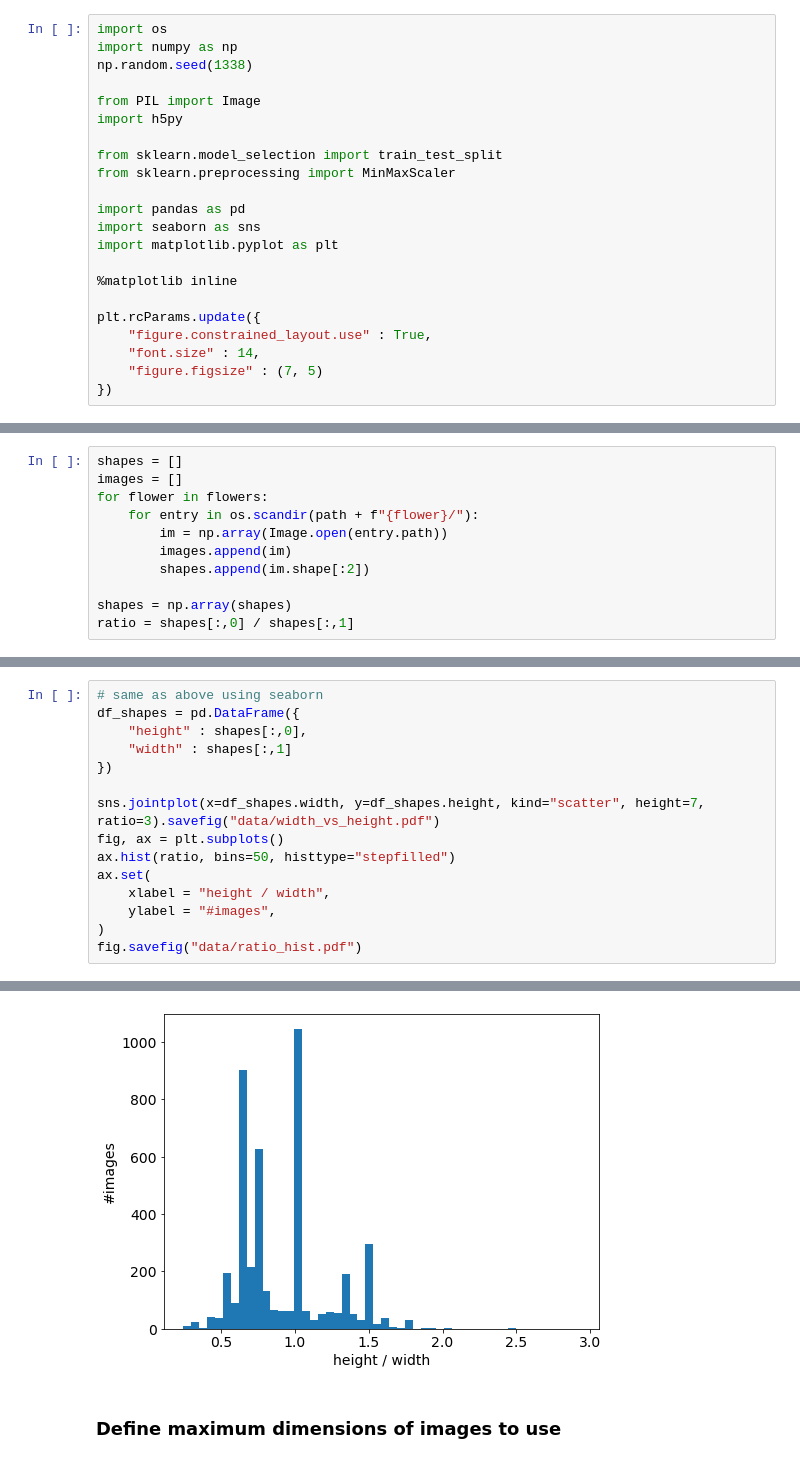
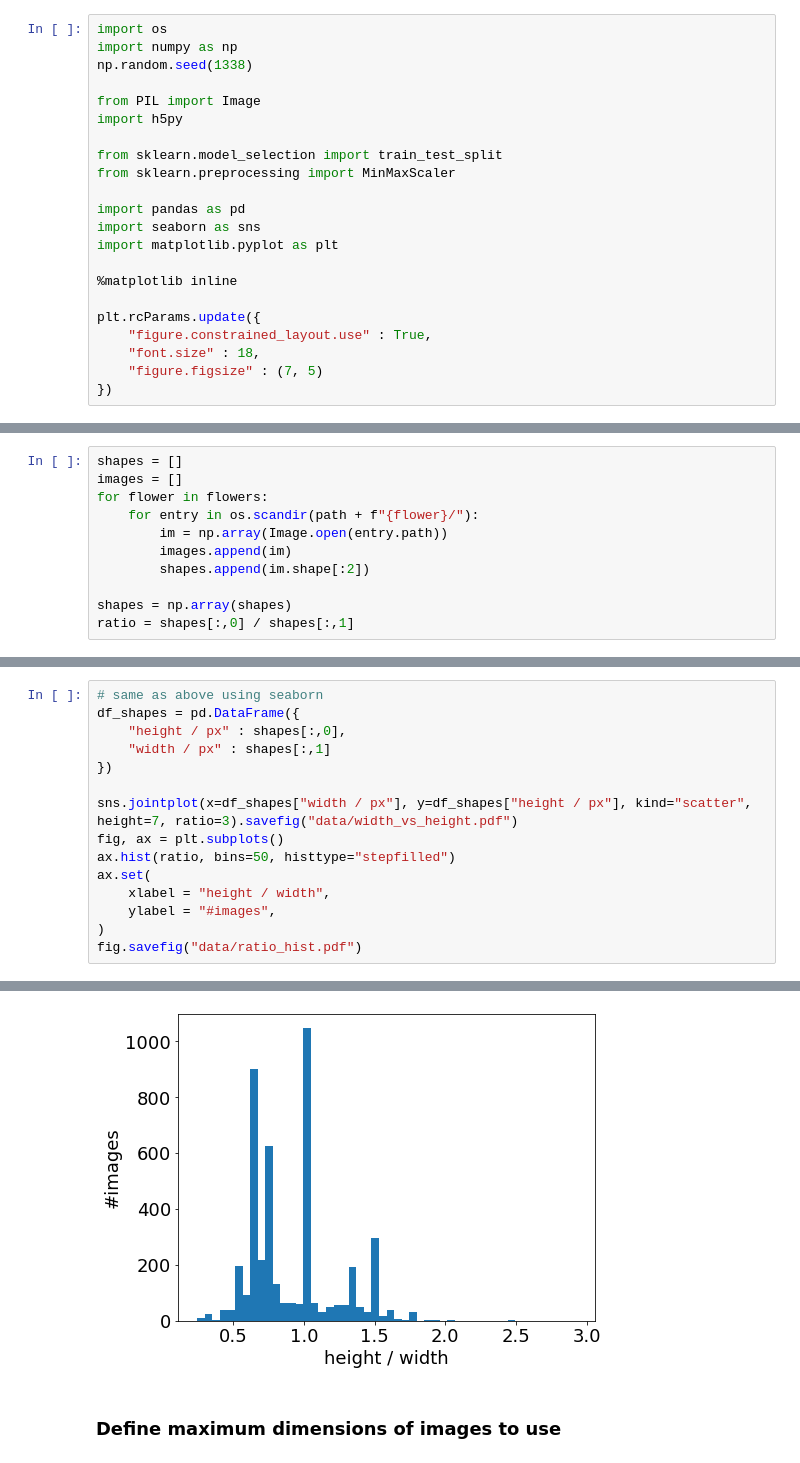
Before and after one commit to LukasBeiske/project_Flowers-299, a Jupyter notebook: preprocessing.ipynb, the cells around one changed output, grey strips where cells are left out. Cells and saved outputs as stored; diff of their text form.

Commit message:
Make plot fonts bigger, delete old unused CV code

```diff
--- a/preprocessing.ipynb
+++ b/preprocessing.ipynb
@@ -20,7 +20,7 @@ import matplotlib.pyplot as plt
 
 plt.rcParams.update({
     "figure.constrained_layout.use" : True,
-    "font.size" : 14,
+    "font.size" : 18,
     "figure.figsize" : (7, 5)
 })
 # %%
@@ -73,11 +73,11 @@ for ax, value, label in zip(axs[1:],
 # %%
 # same as above using seaborn
 df_shapes = pd.DataFrame({
-    "height" : shapes[:,0],
-    "width" : shapes[:,1]
+    "height / px" : shapes[:,0],
+    "width / px" : shapes[:,1]
 })
 
-sns.jointplot(x=df_shapes.width, y=df_shapes.height, kind="scatter", height=7, ratio=3).savefig("data/width_vs_height.pdf")
+sns.jointplot(x=df_shapes["width / px"], y=df_shapes["height / px"], kind="scatter", height=7, ratio=3).savefig("data/width_vs_height.pdf")
 fig, ax = plt.subplots()
 ax.hist(ratio, bins=50, histtype="stepfilled")
 ax.set(
@@ -90,4 +90,4 @@ fig.savefig("data/ratio_hist.pdf")
-[figure, old version]
+[figure, new version]
 # %% [markdown]
 ### Define maximum dimensions of images to use
 # %%
```
Also changed, not shown: parts of 3 cells of this notebook, 1 other file.
